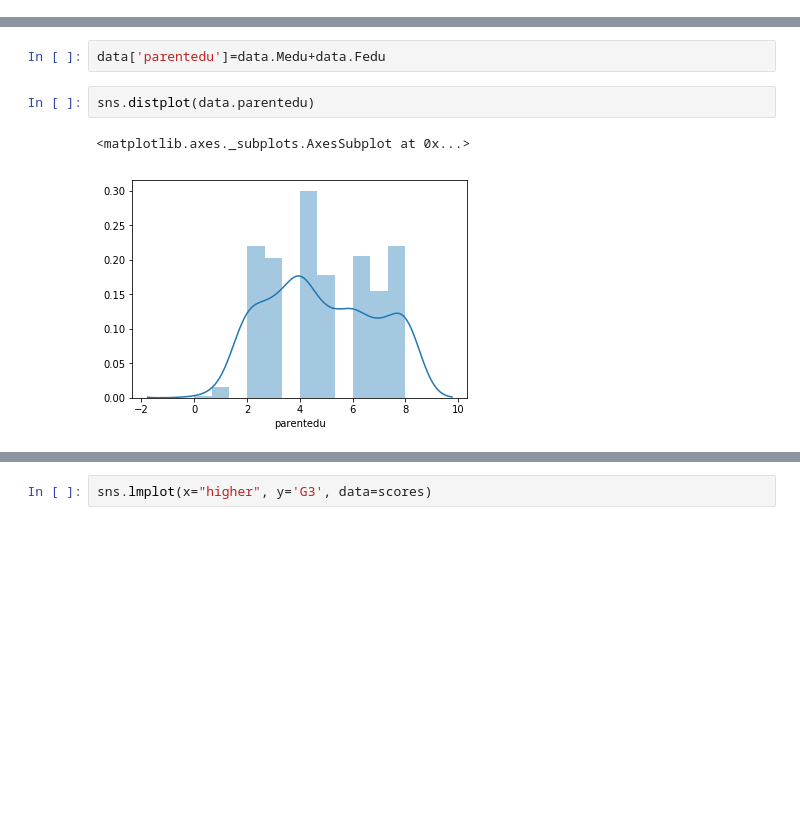
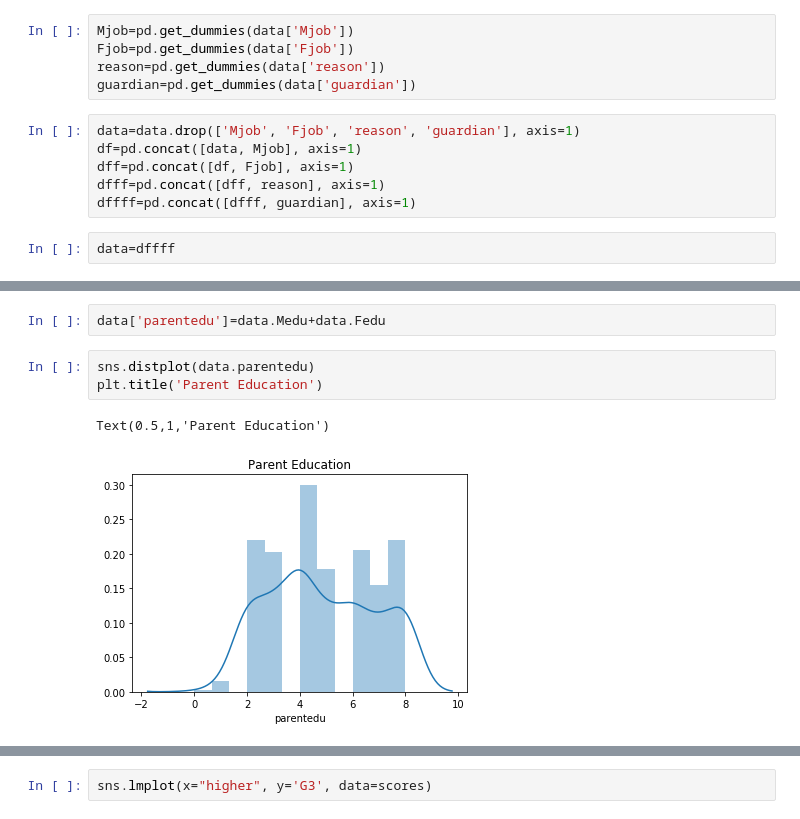
Before and after one commit to masonfields/213R-Final, a Jupyter notebook: scool+prediction.ipynb, the cells around one changed output, grey strips where cells are left out. Saved outputs shown, nothing was run; the diff lists cells and outputs as text; blank space fills up the shorter version.

```diff
--- a/scool+prediction.ipynb
+++ b/scool+prediction.ipynb
@@ -54,0 +65,13 @@ data['romantic']=pd.get_dummies(data.romantic)
+# %%
+Mjob=pd.get_dummies(data['Mjob'])
+Fjob=pd.get_dummies(data['Fjob'])
+reason=pd.get_dummies(data['reason'])
+guardian=pd.get_dummies(data['guardian'])
+# %%
+data=data.drop(['Mjob', 'Fjob', 'reason', 'guardian'], axis=1)
+df=pd.concat([data, Mjob], axis=1)
+dff=pd.concat([df, Fjob], axis=1)
+dfff=pd.concat([dff, reason], axis=1)
+dffff=pd.concat([dfff, guardian], axis=1)
+# %%
+data=dffff
@@ -56,7 +99,8 @@ data['romantic']=pd.get_dummies(data.romantic)
 data['parentedu']=data.Medu+data.Fedu
 # %%
 sns.distplot(data.parentedu)
+plt.title('Parent Education')
 # %% [output]
-<matplotlib.axes._subplots.AxesSubplot at 0x...>
+Text(0.5,1,'Parent Education')
-[figure, old version]
+[figure, new version]
 # %%
```
Also changed, not shown: parts of 17 cells of this notebook.
